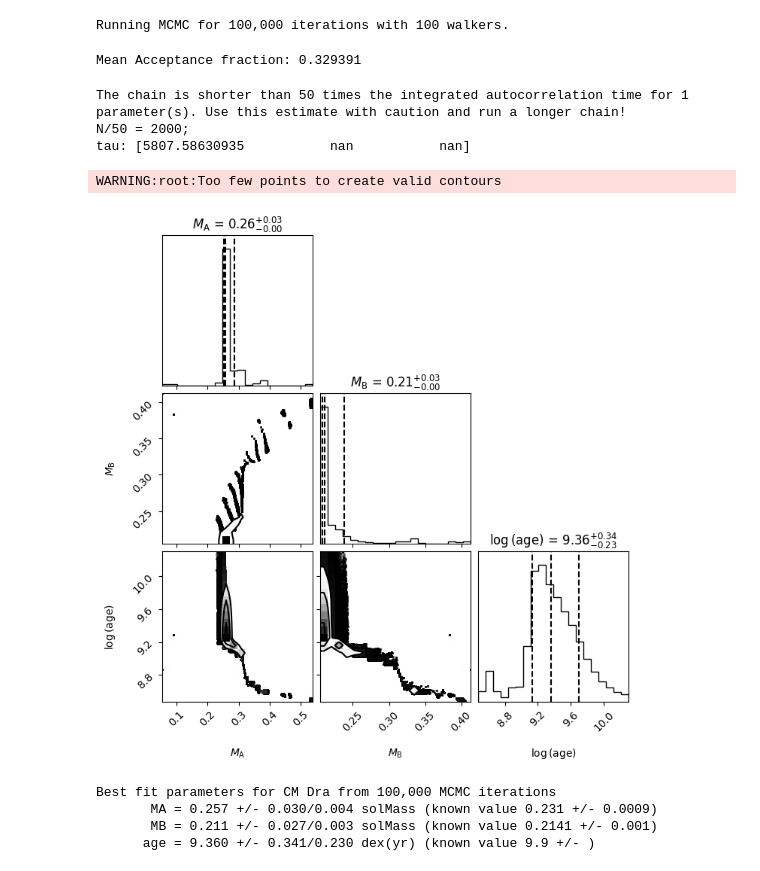
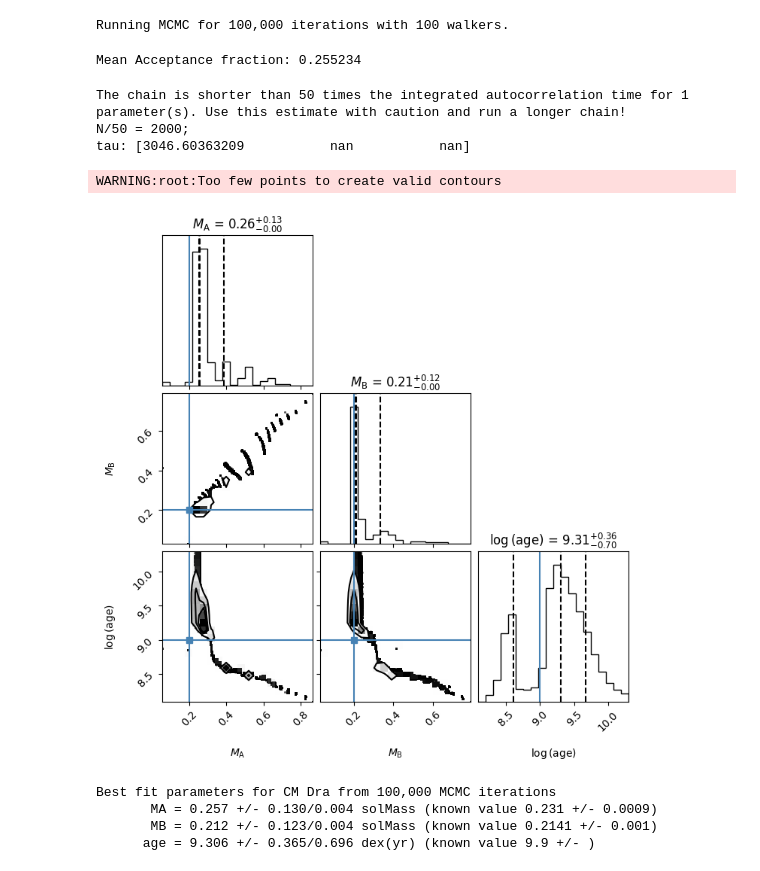
Before and after one commit to SteveOv/modebs, a Jupyter notebook: fitting-a-sed.ipynb, the cells around one changed output. Cells and saved outputs as stored; diff of their text form; code cells hidden in the pictures.

Commit message:
minor improvement on auto-corr time and corner plot

```diff
--- a/fitting-a-sed.ipynb
+++ b/fitting-a-sed.ipynb
@@ -323,27 +321,28 @@ print(f"Mean Acceptance fraction: {accept_frac:.6f}")
 
 try:
     # autocorrelation time; steps to effectively "forget" start position
-    tau = sampler.get_autocorr_time()
+    tau = sampler.get_autocorr_time(c=1)
     print(f"Autocorrelation steps:   ", ", ".join(f"{t:.3f}" for t in tau))
 except AutocorrError as err:
     print(f"\033[93m\033[1m{err}\033[0m")
     tau = err.tau
 # %% [output]
-Mean Acceptance fraction: 0.329391
+Mean Acceptance fraction: 0.255234
 The chain is shorter than 50 times the integrated autocorrelation time for 1 parameter(s). Use this estimate with caution and run a longer chain!
 N/50 = 2000;
-tau: [5807.58630935           nan           nan]
+tau: [3046.60363209           nan           nan]
 # %%
 warm_discard = int(np.mean(np.nan_to_num(tau, copy=True, nan=1000))) * 2
 thin = max(1, int(1 / (1-max(accept_frac, 0.1))))
 
 # thin; every nth step from the chain
 samples = sampler.get_chain(discard=warm_discard, thin=thin, flat=True)
 labels = [r"$M_{\rm A}$", r"$M_{\rm B}$", r"$\log{({\rm age})}$"]
-fig = corner.corner(samples, show_titles=True, labels=labels, plot_datapoints=True, quantiles=[0.16, 0.5, 0.84])
+fig = corner.corner(samples, show_titles=True, labels=labels, plot_datapoints=True,
+                    truths=[init_MA, init_MB, init_age], quantiles=[0.16, 0.5, 0.84])
 # %% [output]
 WARNING:root:Too few points to create valid contours
-[figure, old version]
+[figure, new version]
 # %%
 # Gets the median fitted values (currently M1, M2 and log(age))
 fitted_vals = np.median(samples, axis=0)
@@ -356,9 +355,9 @@ for ix, (k, unit) in enumerate([("MA", u.solMass), ("MB", u.solMass), ("age", u.
           f"(known value {target_config.get(k, np.NaN)} +/- {target_config.get(k+'_err', '')})")
 # %% [output]
 Best fit parameters for CM Dra from 100,000 MCMC iterations
-       MA = 0.257 +/- 0.030/0.004 solMass (known value 0.231 +/- 0.0009)
-       MB = 0.211 +/- 0.027/0.003 solMass (known value 0.2141 +/- 0.001)
-      age = 9.360 +/- 0.341/0.230 dex(yr) (known value 9.9 +/- )
+       MA = 0.257 +/- 0.130/0.004 solMass (known value 0.231 +/- 0.0009)
+       MB = 0.212 +/- 0.123/0.004 solMass (known value 0.2141 +/- 0.001)
+      age = 9.306 +/- 0.365/0.696 dex(yr) (known value 9.9 +/- )
 # %%
 # Need to get the effective temperatures & logg for these masses/age combinations
 MA, MB, log_age = fitted_vals
```
Also changed, not shown: parts of 3 cells of this notebook.
